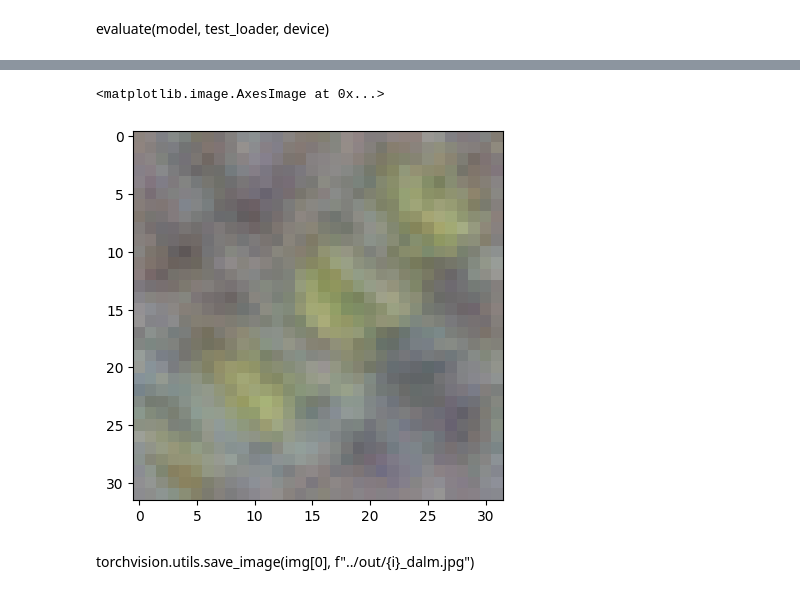
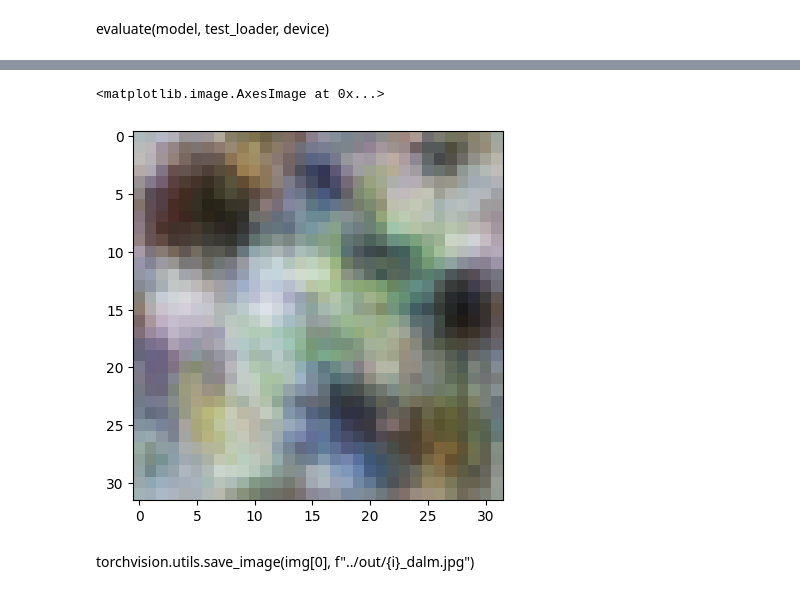
Before and after one commit to dilyabareeva/grad_slingshot, a Jupyter notebook: notebooks/before_after.ipynb, the cells around one changed output, grey strips where cells are left out. Cells and saved outputs as stored; diff of their text form; code cells hidden in the pictures.

```diff
--- a/notebooks/before_after.ipynb
+++ b/notebooks/before_after.ipynb
@@ -251,23 +251,23 @@ plt.show()
 # %%
 i = 100
 img, _, tstart = feature_visualisation(
     net=target_model,
     noise_dataset=noise_dataset,
     man_index=target_neuron,
-    lr=0.1,
+    lr=0.01,
     n_steps=i,
     # init_mean=noise_dataset.param,
     # save_list=[1, 5, 10, 20, 50, 100, 2000],
-    tf=transforms.Compose(image_transforms),
-    grad_clip=True,
+    #tf=transforms.Compose(image_transforms),
+    #grad_clip=True,
     # adam=True,
     layer_str=default_layer_str,
     device=device,
 )
 plt.imshow(img[0].permute(1, 2, 0).detach().cpu().numpy())
 # %% [output]
 <matplotlib.image.AxesImage at 0x...>
-[figure, old version]
+[figure, new version]
 # %% [markdown]
 torchvision.utils.save_image(img[0], f"../out/{i}_dalm.jpg")
 # %%
```
Also changed, not shown: parts of 10 cells of this notebook, 5 other files.
